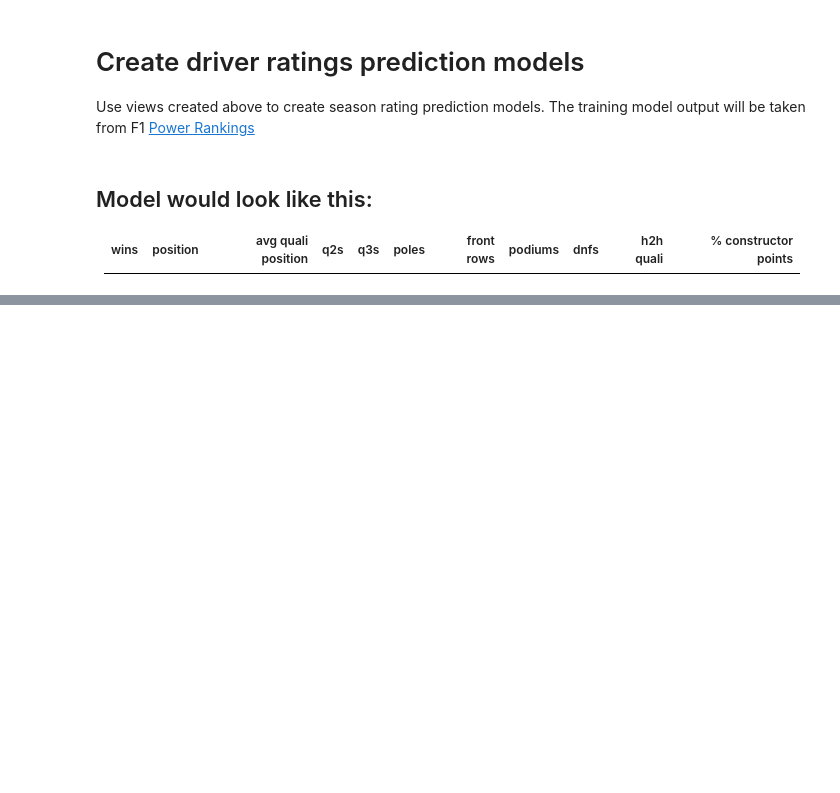
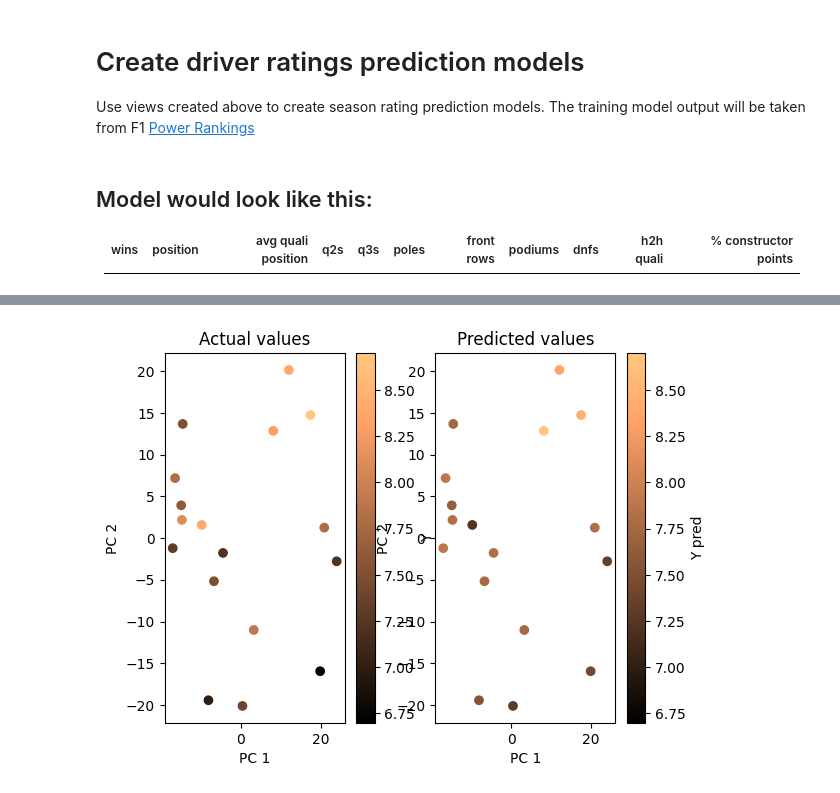
Before and after one commit to kbaczkiewicz/f1predictions, a Jupyter notebook: notebooks/F1 prediction.ipynb, the cells around one changed output, grey strips where cells are left out. Drawn from its saved outputs; the diff is of its cells as text; code cells hidden in the pictures; blank space fills up the shorter version.

```diff
--- a/notebooks/F1 prediction.ipynb
+++ b/notebooks/F1 prediction.ipynb
@@ -147,0 +128,12 @@ print(random_forest.get().score(random_forest.X_test, random_forest.y_test))
+# %%
+linear_regression_builder = LinearRegressorBuilder() \
+    .set_model(X, y) \
+    .create_train_test_set(0.33) \
+    .create_regressor()
+
+linear_reg = linear_regression_builder.get()
+
+X_train, y_train, X_test, y_test = linear_regression_builder.X_train, linear_regression_builder.y_train, linear_regression_builder.X_test, linear_regression_builder.y_test
+
+print('Score of linear regression: {}'.format(linear_reg.score(X_test, y_test)))
+print('Mean square error (MSE) of predictions: {}'.format(mean_squared_error(linear_reg.predict(X_test), y_test)))
@@ -147,0 +151,23 @@ print(random_forest.get().score(random_forest.X_test, random_forest.y_test))
+# %%
+pca = PCA(n_components=2)
+X_test_pca = pca.fit_transform(X_test)
+
+y_pred = linear_reg.predict(X_test)
+
+plt.subplot(1, 2, 1)
+plt.scatter(X_test_pca[:, 0], X_test_pca[:, 1], c=y_test, cmap='copper', vmin=min(y_test), vmax=max(y_test))
+plt.colorbar(label='Y')
+plt.xlabel('PC 1')
+plt.ylabel('PC 2')
+plt.title('Actual values')
+
+plt.subplot(1, 2, 2)
+plt.scatter(X_test_pca[:, 0], X_test_pca[:, 1], c=y_pred, cmap='copper', vmin=min(y_test), vmax=max(y_test))
+plt.colorbar(label='Y pred')
+plt.xlabel('PC 1')
+plt.ylabel('PC 2')
+plt.title('Predicted values')
+
+plt.show()
+# %% [output]
+[figure, added]
```
Also changed, not shown: parts of 54 cells of this notebook, 2 other files.
